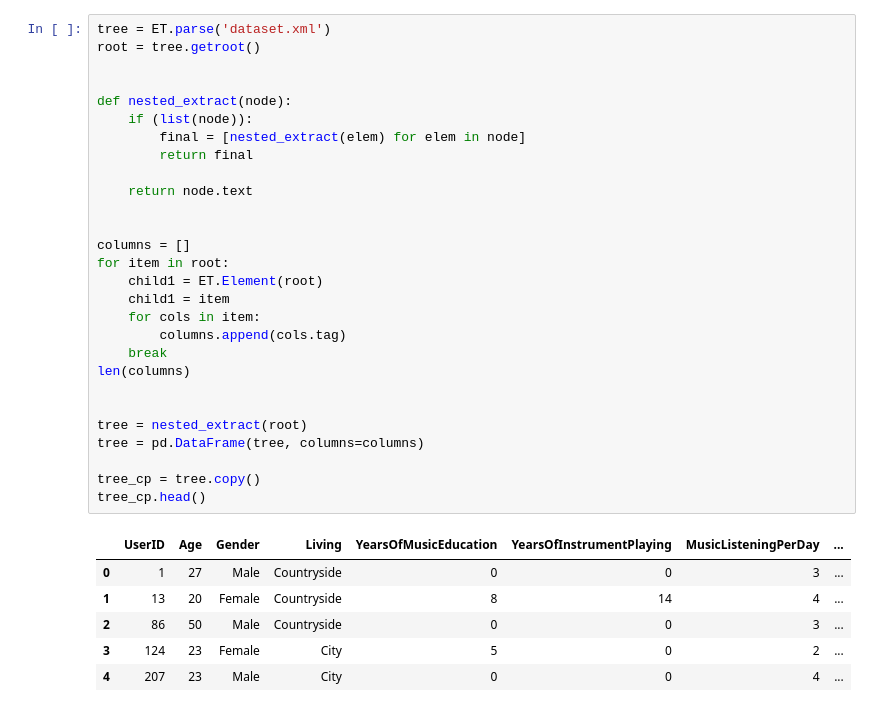
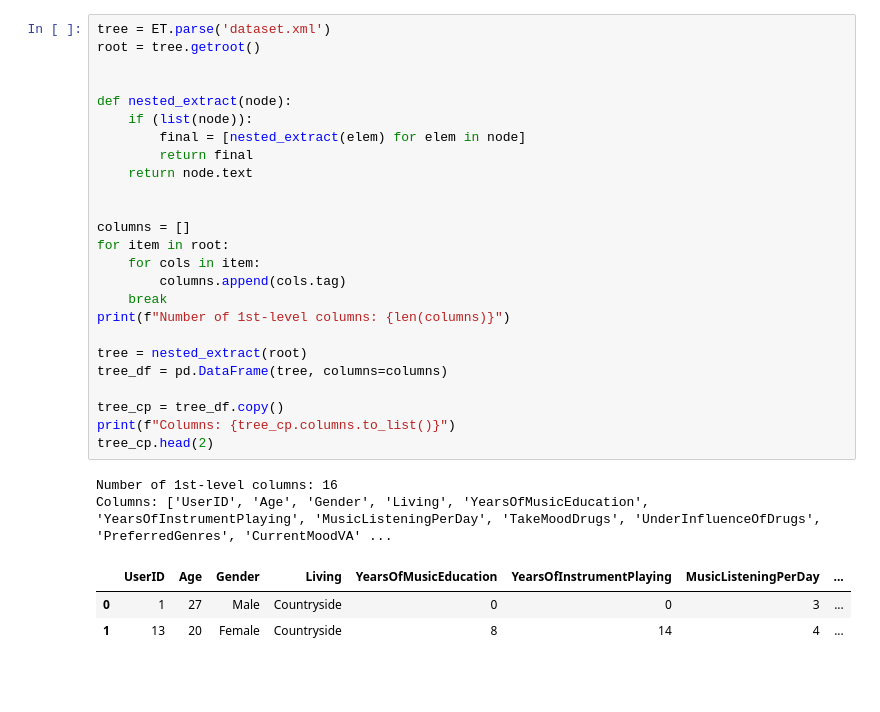
Before and after one commit to s-bose/Moods_dataset, a Jupyter notebook: moodo.ipynb, the cells around one changed output. Cells and saved outputs as stored; diff of their text form; blank space fills up the shorter version.

```diff
--- a/moodo.ipynb
+++ b/moodo.ipynb
@@ -21,35 +29,31 @@ people_base.head()
 # %%
 tree = ET.parse('dataset.xml')
 root = tree.getroot()
 
 
 def nested_extract(node):
     if (list(node)):
         final = [nested_extract(elem) for elem in node]
         return final
-
     return node.text
 
 
 columns = []
 for item in root:
-    child1 = ET.Element(root)
-    child1 = item
     for cols in item:
         columns.append(cols.tag)
     break
-len(columns)
-
+print(f"Number of 1st-level columns: {len(columns)}")
 
 tree = nested_extract(root)
-tree = pd.DataFrame(tree, columns=columns)
+tree_df = pd.DataFrame(tree, columns=columns)
 
-tree_cp = tree.copy()
-tree_cp.head()
+tree_cp = tree_df.copy()
+print(f"Columns: {tree_cp.columns.to_list()}")
+tree_cp.head(2)
 # %% [output]
+Number of 1st-level columns: 16
+Columns: ['UserID', 'Age', 'Gender', 'Living', 'YearsOfMusicEducation', 'YearsOfInstrumentPlaying', 'MusicListeningPerDay', 'TakeMoodDrugs', 'UnderInfluenceOfDrugs', 'PreferredGenres', 'CurrentMoodVA' ...
 |  | UserID | Age | Gender | Living | YearsOfMusicEducation | YearsOfInstrumentPlaying | MusicListeningPerDay | ... |
 | 0 | 1 | 27 | Male | Countryside | 0 | 0 | 3 | ... |
 | 1 | 13 | 20 | Female | Countryside | 8 | 14 | 4 | ... |
-| 2 | 86 | 50 | Male | Countryside | 0 | 0 | 3 | ... |
-| 3 | 124 | 23 | Female | City | 5 | 0 | 2 | ... |
-| 4 | 207 | 23 | Male | City | 0 | 0 | 4 | ... |
```
Also changed, not shown: parts of 36 cells of this notebook, 6 other files.
